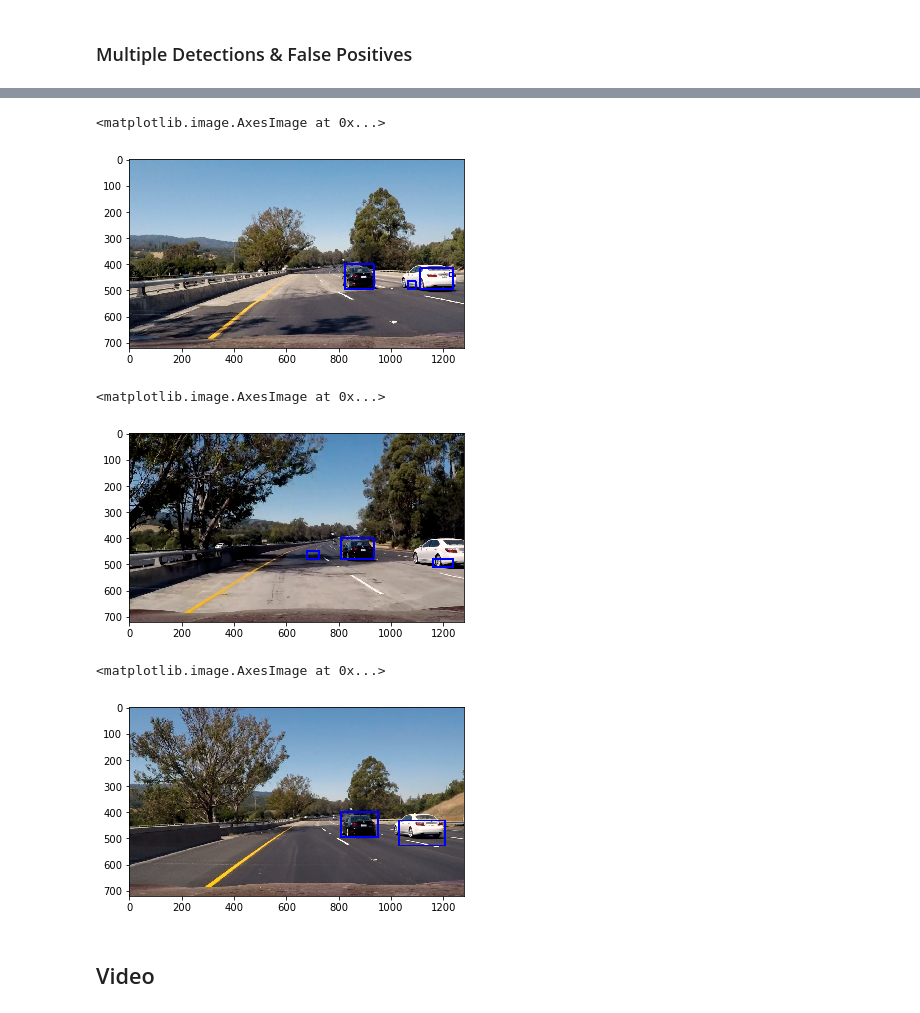
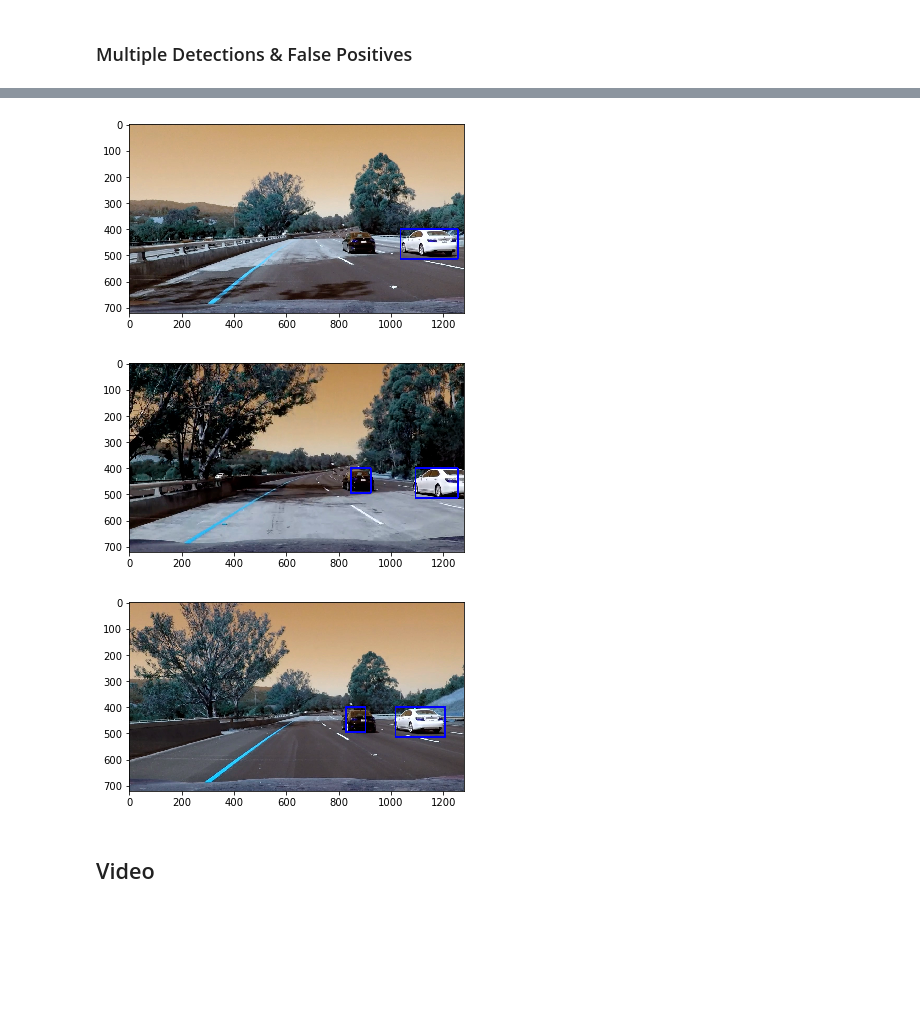
Before and after one commit to JackyGu1042/CarND-Vehicle-Detection, a Jupyter notebook: CarND_Vehicle_Dectection.ipynb, the cells around one changed output, grey strips where cells are left out. Cells and saved outputs as stored; diff of their text form; code cells hidden in the pictures; blank space fills up the shorter version.

```diff
--- a/CarND_Vehicle_Dectection.ipynb
+++ b/CarND_Vehicle_Dectection.ipynb
@@ -442,7 +510,7 @@ plt.imshow(window_img)
 box_list = hot_windows
 
 # Read in image similar to one shown above
-image = mpimg.imread('test_images/test1.jpg')
+image = cv2.imread('test_images/test1.jpg')
 heat = np.zeros_like(image[:,:,0]).astype(np.float)
 
 def add_heat(heatmap, bbox_list):
@@ -488,7 +556,7 @@ heatmap = np.clip(heat, 0, 255)
 # Find final boxes from heatmap using label function
 labels = label(heatmap)
 draw_img = draw_labeled_bboxes(np.copy(image), labels)
-
+'''
 fig = plt.figure()
 plt.subplot(121)
 plt.imshow(draw_img)
@@ -497,4 +565,13 @@ plt.subplot(122)
 plt.imshow(heatmap, cmap='hot')
 plt.title('Heat Map')
 fig.tight_layout()
+'''
+
+f, (ax1, ax2) = plt.subplots(1, 2, figsize=(8,8))
+ax1.imshow(draw_img)
+ax1.set_title('Car Positions', fontsize=30)
+ax2.imshow(heatmap, cmap='hot')
+ax2.set_title('Heat Mao', fontsize=30)
+
+f.savefig('./output_images/heat_map.png')
 # %% [output]
@@ -505,39 +582,19 @@ def Vehicle_Detection(img):
     image = img
     draw_image = np.copy(image)
 
-    '''
-    y_start_stop = [400, 600] # Min and max in y to search in slide_window()
-    windows_64 = slide_window(image, x_start_stop=[500, 1280], y_start_stop=y_start_stop,
-                        xy_window=(64, 64), xy_overlap=(0.5, 0.5))
-
-    y_start_stop = [400, 600] # Min and max in y to search in slide_window()
-    windows_96 = slide_window(image, x_start_stop=[500, 1280], y_start_stop=y_start_stop,
-                        xy_window=(96, 96), xy_overlap=(0.5, 0.5))
-
-    y_start_stop = [400, 700] # Min and max in y to search in slide_window()
-    windows_128 = slide_window(image, x_start_stop=[500, 1280], y_start_stop=y_start_stop,
-                        xy_window=(128, 128), xy_overlap=(0.5, 0.5))
-
-    y_start_stop = [400, 700] # Min and max in y to search in slide_window()
-    windows_160 = slide_window(image, x_start_stop=[500, 1280], y_start_stop=y_start_stop,
-                        xy_window=(160, 160), xy_overlap=(0.5, 0.5))
-
-    windows = windows_64 + windows_96 + windows_128 + windows_160
-    '''
-
     windows_1 = slide_window(image, x_start_stop=[600, 1280], y_start_stop=[400, 528],
                     xy_window=(32, 32), xy_overlap=(0.5, 0.5))
 
     windows_2 = slide_window(image, x_start_stop=[600, 1280], y_start_stop=[400, 528],
-                        xy_window=(64, 64), xy_overlap=(0.5, 0.5))
+                        xy_window=(64, 64), xy_overlap=(0.8, 0.8))
 
     windows_3 = slide_window(image, x_start_stop=[600, 1280], y_start_stop=[400, 720],
-                        xy_window=(96, 96), xy_overlap=(0.5, 0.5))
+                        xy_window=(96, 96), xy_overlap=(0.8, 0.8))
 
     windows_4 = slide_window(image, x_start_stop=[600, 1280], y_start_stop=[400, 720],
                         xy_window=(128, 128), xy_overlap=(0.5, 0.5))
 
-    windows =  windows_1 + windows_2 + windows_3 + windows_4
+    windows =   windows_1 + windows_3
 
     hot_windows = search_windows(image, windows, svc, X_scaler, color_space=color_space,
                             spatial_size=spatial_size, hist_bins=hist_bins,
@@ -556,7 +613,7 @@ def Vehicle_Detection(img):
     heat = add_heat(heat,box_list)
 
     # Apply threshold to help remove false positives
-    heat = apply_threshold(heat,2)
+    heat = apply_threshold(heat,1)
 
     # Visualize the heatmap when displaying
     heatmap = np.clip(heat, 0, 255)
@@ -590,23 +650,26 @@ plt.imshow(output_image)
 # %%
-image_path_input = mpimg.imread('test_images/test4.jpg')
+image_path_input = cv2.imread('test_images/test4.jpg')
 output_image = Vehicle_Detection(image_path_input)
 plt.imshow(output_image)
+
+plt.savefig('./output_images/teat4_output.png')
 # %% [output]
-<matplotlib.image.AxesImage at 0x...>
-[figure, old version]
+[figure, new version]
 # %%
-image_path_input = mpimg.imread('test_images/test5.jpg')
+image_path_input = cv2.imread('test_images/test5.jpg')
 output_image = Vehicle_Detection(image_path_input)
 plt.imshow(output_image)
+
+plt.savefig('./output_images/teat5_output.png')
 # %% [output]
-<matplotlib.image.AxesImage at 0x...>
-[figure, old version]
+[figure, new version]
 # %%
-image_path_input = mpimg.imread('test_images/test6.jpg')
+image_path_input = cv2.imread('test_images/test6.jpg')
 output_image = Vehicle_Detection(image_path_input)
 plt.imshow(output_image)
+
+plt.savefig('./output_images/teat6_output.png')
 # %% [output]
-<matplotlib.image.AxesImage at 0x...>
-[figure, old version]
+[figure, new version]
 # %% [markdown]
 ## Video
```
Also changed, not shown: parts of 20 cells of this notebook, 12 other files.
